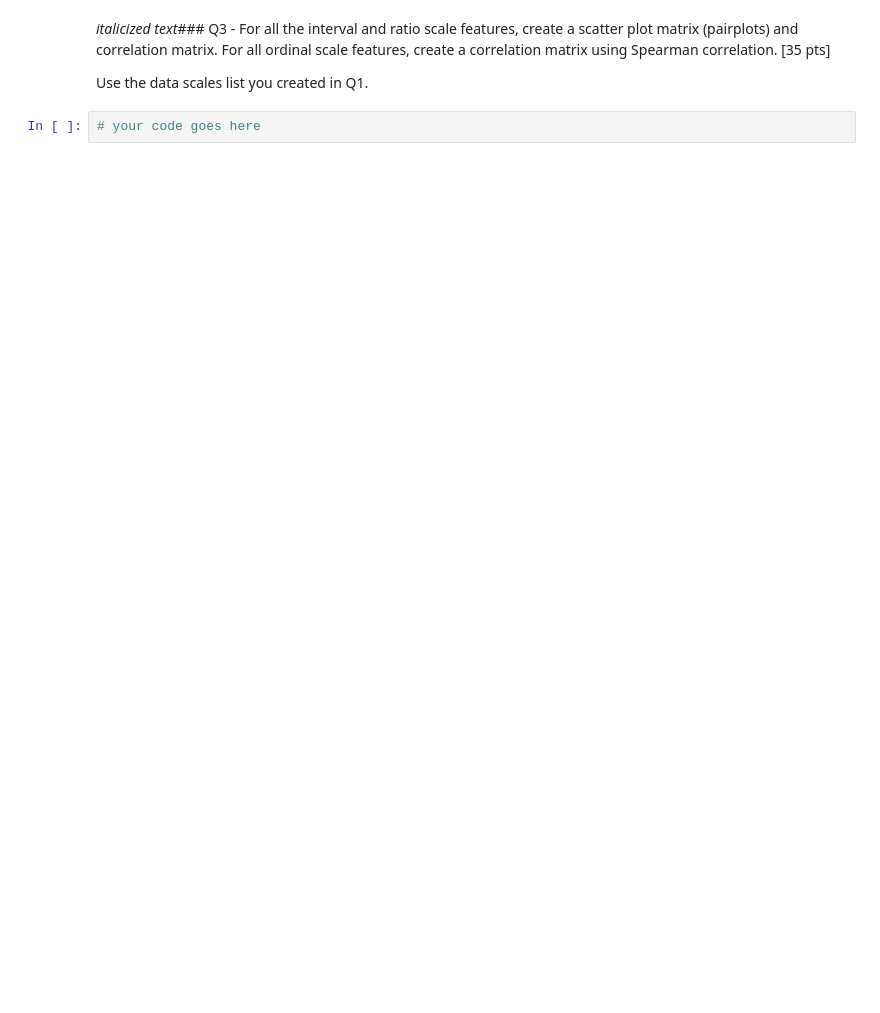
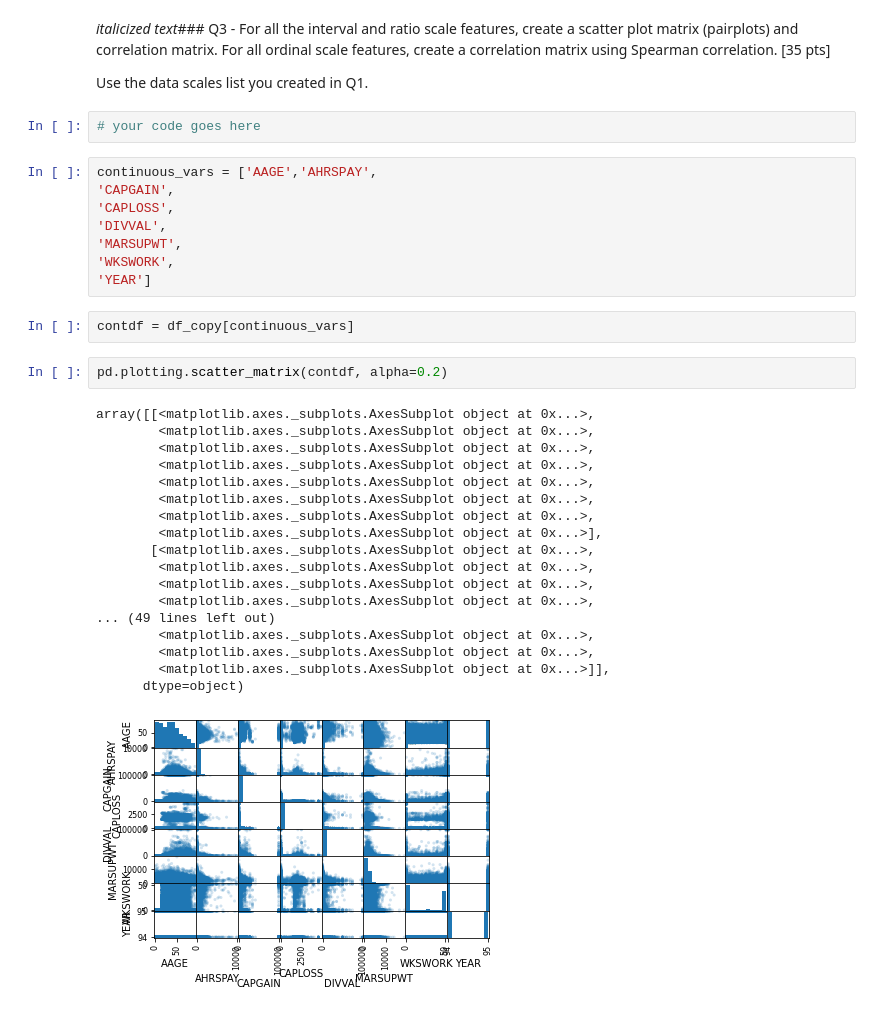
Before and after one commit to WilliamAshbee/DatascienceHomeworks, a Jupyter notebook: Copy_of_HW1_Ashbee_William.ipynb, the cells around one changed output. Cells and saved outputs as stored; diff of their text form; blank space fills up the shorter version.

```diff
--- a/Copy_of_HW1_Ashbee_William.ipynb
+++ b/Copy_of_HW1_Ashbee_William.ipynb
@@ -528,3 +619,34 @@ Continuous revision
 Use the data scales list you created in Q1.
 # %%
 # your code goes here
+# %%
+continuous_vars = ['AAGE','AHRSPAY',
+'CAPGAIN',
+'CAPLOSS',
+'DIVVAL',
+'MARSUPWT',
+'WKSWORK',
+'YEAR']
+# %%
+contdf = df_copy[continuous_vars]
+# %%
+pd.plotting.scatter_matrix(contdf, alpha=0.2)
+# %% [output]
+array([[<matplotlib.axes._subplots.AxesSubplot object at 0x...>,
+        <matplotlib.axes._subplots.AxesSubplot object at 0x...>,
+        <matplotlib.axes._subplots.AxesSubplot object at 0x...>,
+        <matplotlib.axes._subplots.AxesSubplot object at 0x...>,
+        <matplotlib.axes._subplots.AxesSubplot object at 0x...>,
+        <matplotlib.axes._subplots.AxesSubplot object at 0x...>,
+        <matplotlib.axes._subplots.AxesSubplot object at 0x...>,
+        <matplotlib.axes._subplots.AxesSubplot object at 0x...>],
+       [<matplotlib.axes._subplots.AxesSubplot object at 0x...>,
+        <matplotlib.axes._subplots.AxesSubplot object at 0x...>,
+        <matplotlib.axes._subplots.AxesSubplot object at 0x...>,
+        <matplotlib.axes._subplots.AxesSubplot object at 0x...>,
+... (49 lines left out)
+        <matplotlib.axes._subplots.AxesSubplot object at 0x...>,
+        <matplotlib.axes._subplots.AxesSubplot object at 0x...>,
+        <matplotlib.axes._subplots.AxesSubplot object at 0x...>]],
+      dtype=object)
+[figure, added]
```
Also changed, not shown: parts of 20 cells of this notebook.
